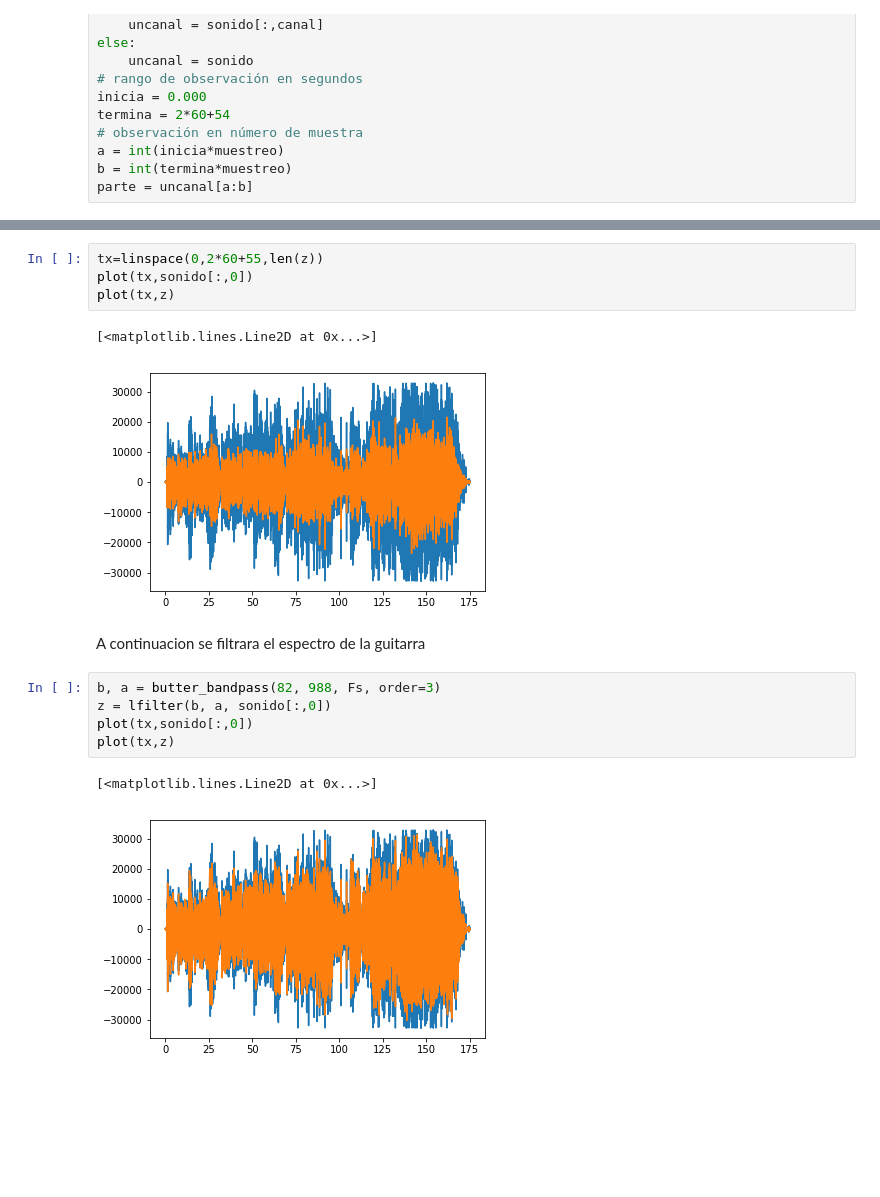
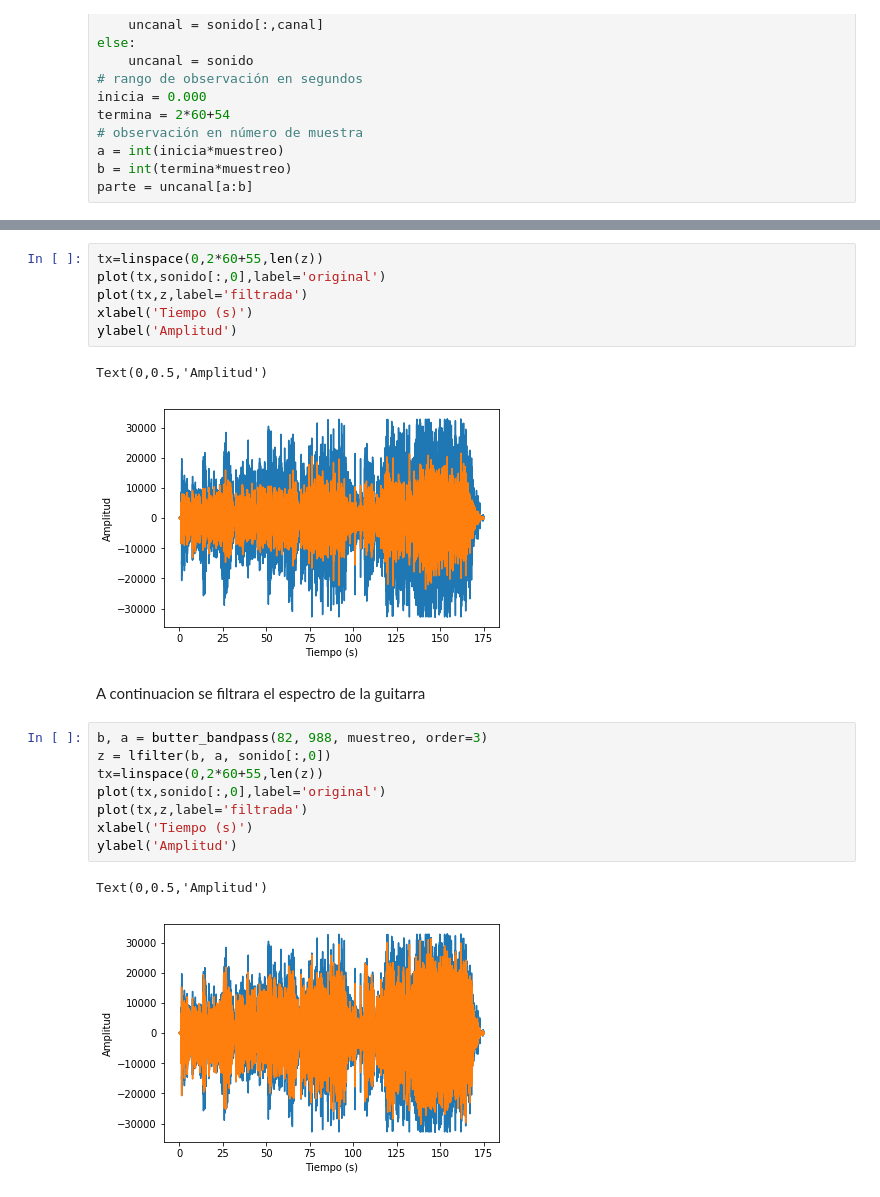
Before and after one commit to OscarEMejia/Herramientas-Computacionales, a Jupyter notebook: Taller_4/Taller_4.ipynb, the cells around one changed output, grey strips where cells are left out. Cells and saved outputs as stored; diff of their text form; blank space fills up the shorter version.

```diff
--- a/Taller_4/Taller_4.ipynb
+++ b/Taller_4/Taller_4.ipynb
@@ -617,17 +625,22 @@ espectro(z)
 # %%
 tx=linspace(0,2*60+55,len(z))
-plot(tx,sonido[:,0])
-plot(tx,z)
+plot(tx,sonido[:,0],label='original')
+plot(tx,z,label='filtrada')
+xlabel('Tiempo (s)')
+ylabel('Amplitud')
 # %% [output]
-[<matplotlib.lines.Line2D at 0x...>]
+Text(0,0.5,'Amplitud')
-[figure, old version]
+[figure, new version]
 # %% [markdown]
 A continuacion se filtrara el espectro de la guitarra
 # %%
-b, a = butter_bandpass(82, 988, Fs, order=3)
+b, a = butter_bandpass(82, 988, muestreo, order=3)
 z = lfilter(b, a, sonido[:,0])
-plot(tx,sonido[:,0])
-plot(tx,z)
+tx=linspace(0,2*60+55,len(z))
+plot(tx,sonido[:,0],label='original')
+plot(tx,z,label='filtrada')
+xlabel('Tiempo (s)')
+ylabel('Amplitud')
 # %% [output]
-[<matplotlib.lines.Line2D at 0x...>]
+Text(0,0.5,'Amplitud')
-[figure, old version]
+[figure, new version]
```
Also changed, not shown: parts of 16 cells of this notebook, 2 other files.
